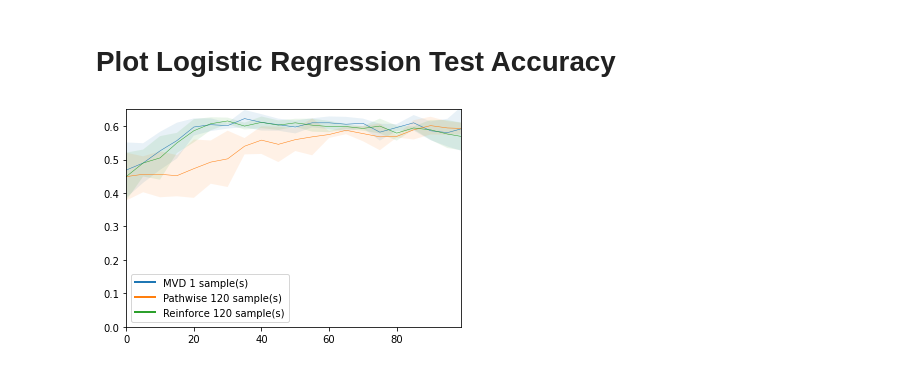
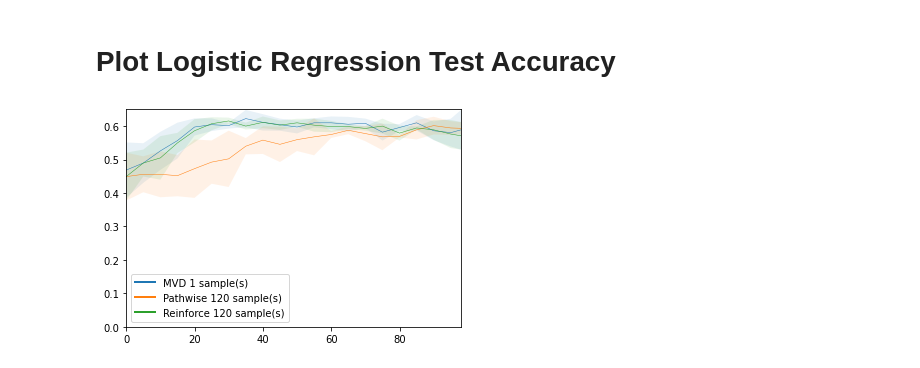
Before and after one commit to M8is/master-thesis-code, a Jupyter notebook: notebooks/plot-log-reg.ipynb, the cells around one changed output. Cells and saved outputs as stored; diff of their text form; code cells hidden in the pictures.

```diff
--- a/notebooks/plot-log-reg.ipynb
+++ b/notebooks/plot-log-reg.ipynb
@@ -111,25 +111,25 @@ plt.show()
 # %%
 test_accuracies = defaultdict(list)
 for k, v in collect_by(logreg_results, 'mc_estimator', 'sample_size').items():
     for meta in v:
         test_accuracies[k].append((meta, TensorHolder.load(meta['results_dir'], 'test_accuracies')))
 test_accuracies.default_factory = None
 
 step_size = 5
 max_len=0
 for run in test_accuracies.values():
     meta, _ = run[0]
     accuracies = []
     for meta, accuracy in run:
         accuracies.append(accuracy.data.numpy().flatten())
     indices, accuracies = step_with_end(np.array(accuracies), step_size)
     plot(accuracies.mean(axis=0), accuracies.std(axis=0), losses_label, meta, xspace=indices)
     max_len = max(max_len, indices[-1])
 
 legend()
 plt.ylim(0, 0.65)
-plt.xlim(0, max_len)
+plt.xlim(0, max_len-1)
 plt.savefig(plot_dir / f'logreg_test_losses.pdf')
 plt.show()
 # %% [output]
-[figure, old version]
+[figure, new version]
```
Also changed, not shown: parts of 1 cell of this notebook.
